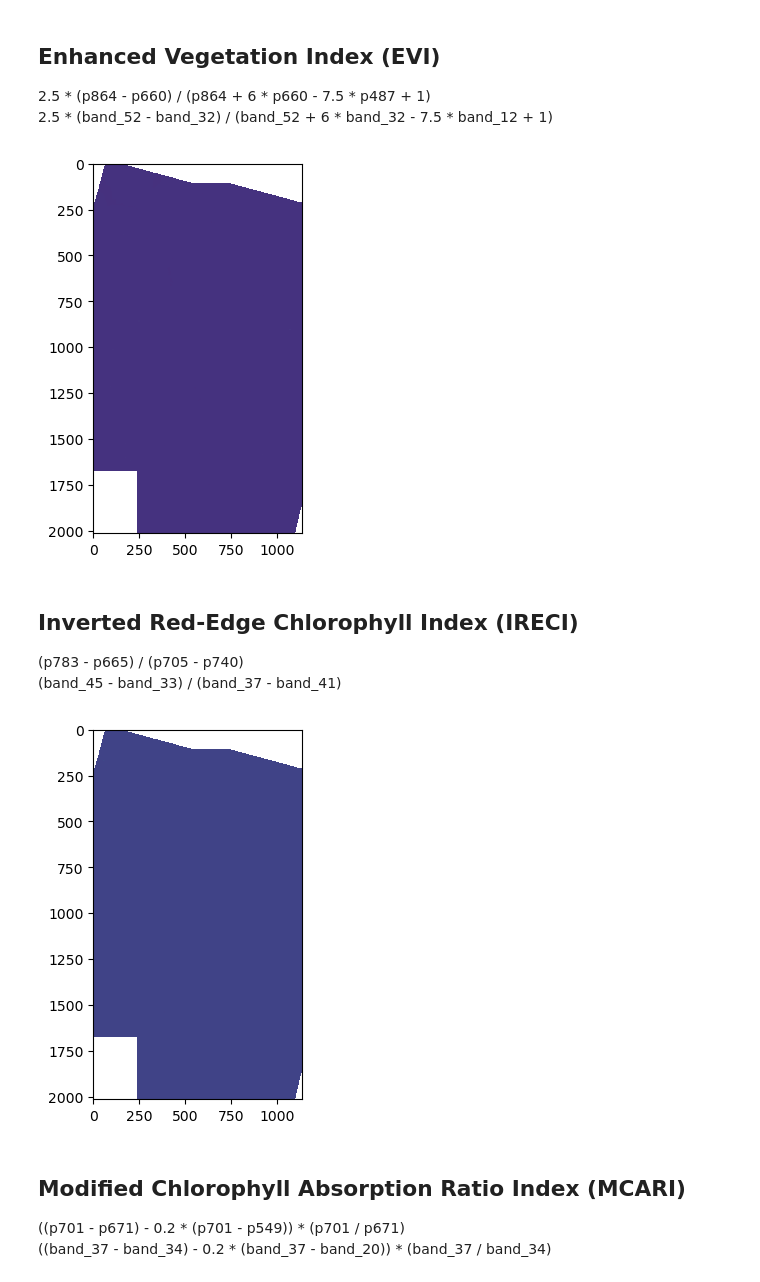
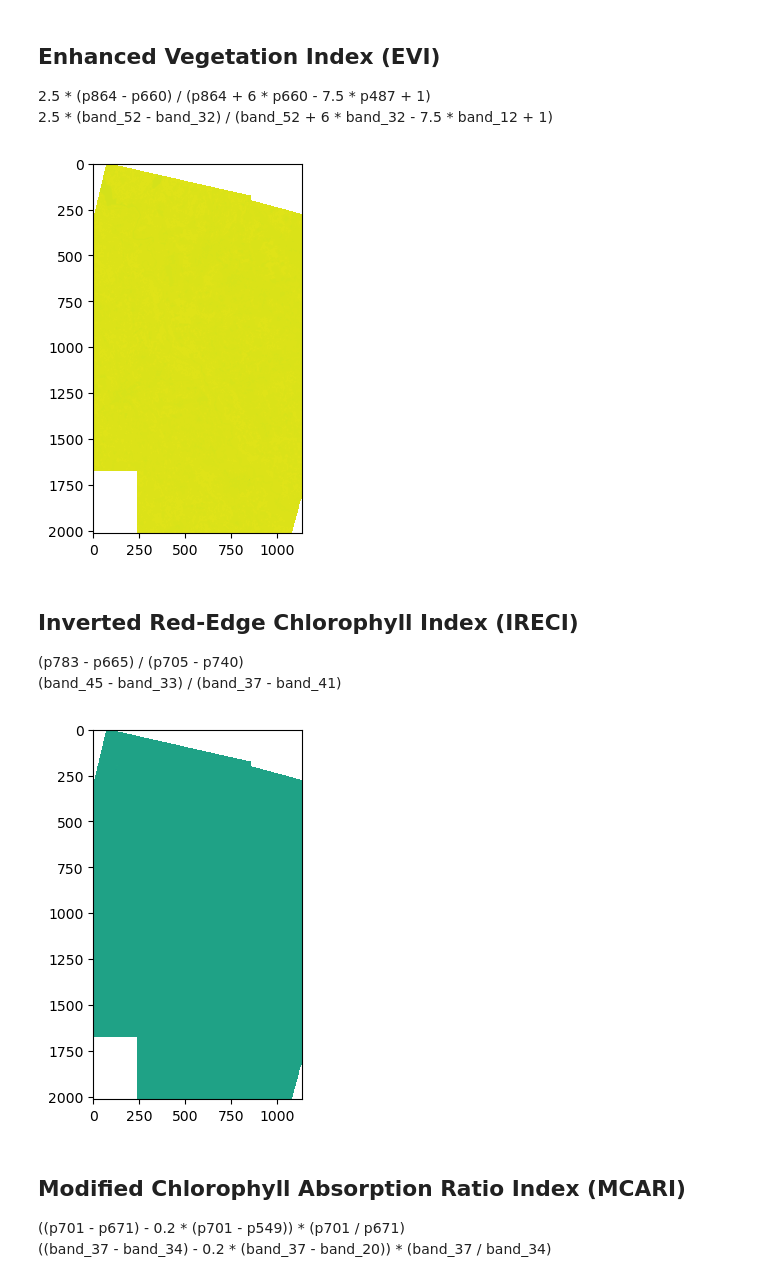
Before and after one commit to IAGO1215/TicinoBiodivMapBicocca, a Jupyter notebook: Python/P5-Indices Calculation and Stack.ipynb, the cells around one changed output. Saved outputs shown, nothing was run; the diff lists cells and outputs as text; code cells hidden in the pictures.

```diff
--- a/Python/P5-Indices Calculation and Stack.ipynb
+++ b/Python/P5-Indices Calculation and Stack.ipynb
@@ -44,3 +47,7 @@ raster_Raw
+# %%
+# Set here the raster to be used to calculate these indices
+raster_Sel = raster_Raw[2]
+raster_Names_Sel = raster_Names[2]
 # %% [markdown]
 ## Anthocyanin Reflectance Index (ARI)
 (1/550) - (1/700)  --> (1/b20) - (1/b37)
@@ -134,32 +141,32 @@ plt.show()
 2.5 * (band_52 - band_32) / (band_52 + 6 * band_32 - 7.5 * band_12 + 1)
 # %%
 # Read the bands (Mask the pixels where there are non values or zero)
-band_12 = raster_Raw[0].read(12)
+band_12 = raster_Sel.read(12)
 band_12 = np.ma.masked_array(band_12, mask = (band_12 == 0))
-band_32 = raster_Raw[0].read(32)
+band_32 = raster_Sel.read(32)
 band_32 = np.ma.masked_array(band_32, mask = (band_32 == 0))
-band_52 = raster_Raw[0].read(52)
+band_52 = raster_Sel.read(52)
 band_52 = np.ma.masked_array(band_52, mask = (band_52 == 0))
 # Calculation based on the formula
 band_EVI = 2.5 * (band_52 - band_32) / (band_52 + 6 * band_32 - 7.5 * band_12 + 1)
 # Plot to check if any obvious anomaly
 plt.imshow(band_EVI)
 plt.show()
 # %% [output]
-[figure, old version]
+[figure, new version]
 # %% [markdown]
 ## Inverted Red-Edge Chlorophyll Index (IRECI)
 (p783 - p665) / (p705 - p740)
 (band_45 - band_33) / (band_37 - band_41)
 # %%
 # Read the bands (Mask the pixels where there are non values or zero)
-band_45 = raster_Raw[0].read(45)
+band_45 = raster_Sel.read(45)
 band_45 = np.ma.masked_array(band_45, mask = (band_45 == 0))
-band_33 = raster_Raw[0].read(33)
+band_33 = raster_Sel.read(33)
 band_33 = np.ma.masked_array(band_33, mask = (band_33 == 0))
-band_37 = raster_Raw[0].read(37)
+band_37 = raster_Sel.read(37)
 band_37 = np.ma.masked_array(band_37, mask = (band_37 == 0))
-band_41 = raster_Raw[0].read(41)
+band_41 = raster_Sel.read(41)
 band_41 = np.ma.masked_array(band_41, mask = (band_41 == 0))
 # Calculation based on the formula
 band_IRECI = (band_45 - band_33) / (band_37 - band_41)
@@ -167,7 +174,7 @@ band_IRECI = (band_45 - band_33) / (band_37 - band_41)
 plt.imshow(band_IRECI)
 plt.show()
 # %% [output]
-[figure, old version]
+[figure, new version]
 # %% [markdown]
 ## Modified Chlorophyll Absorption Ratio Index (MCARI)
 ((p701 - p671) - 0.2 * (p701 - p549)) * (p701 / p671)
```
Also changed, not shown: parts of 37 cells of this notebook, 21 other files.
